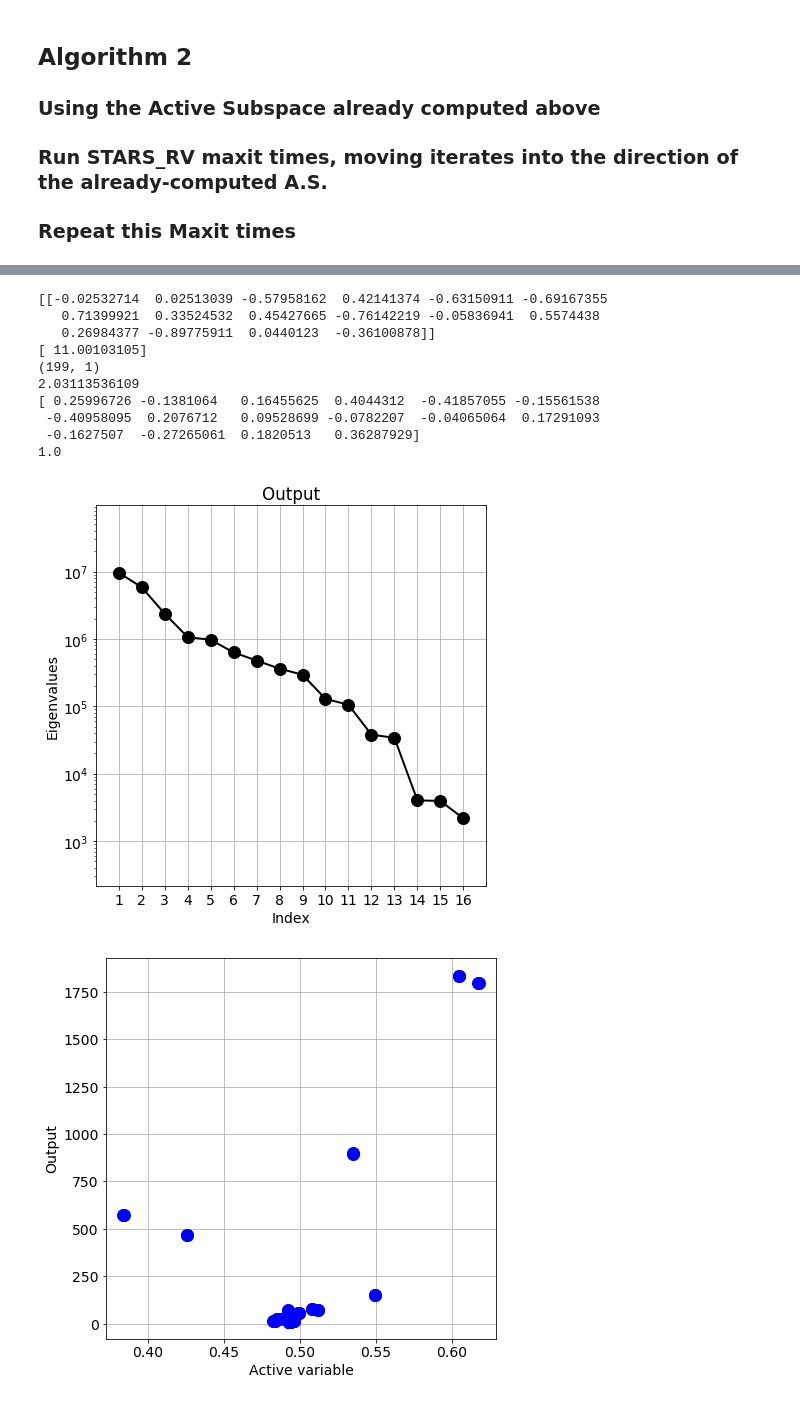
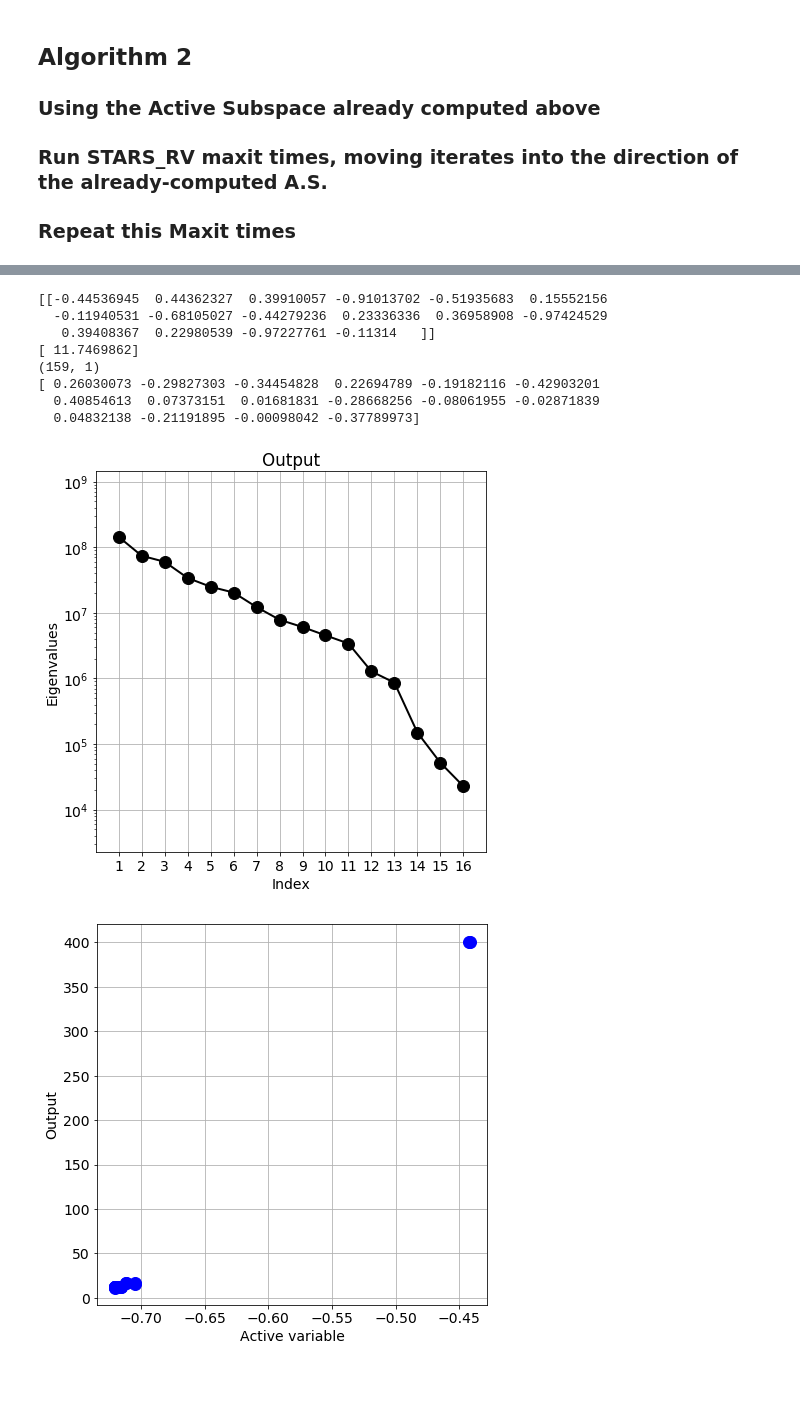
Before and after one commit to mathematicalmichael/personalresearch, a Jupyter notebook: Notebooks/AS_vs_DF_Optimization_v2.ipynb, the cells around one changed output, grey strips where cells are left out. Saved outputs shown, nothing was run; the diff lists cells and outputs as text; code cells hidden in the pictures.

```diff
--- a/Notebooks/AS_vs_DF_Optimization_v2.ipynb
+++ b/Notebooks/AS_vs_DF_Optimization_v2.ipynb
@@ -207,7 +218,7 @@ def function2(a):
 # %%
 # STARS Algorithm #
 
-x_init=2*np.random.rand(1,16)-np.ones(16)
+
 F=function1
 mu_star=2e-4
 h=3.9e-5
@@ -219,7 +230,7 @@ f=F(x)
 x_hist=np.array(x)
 f_hist=np.array(f)
 
-maxit=10000
+maxit=1000
 
 for i in range(1, maxit):
     s=STARS(x,F,k,mu_star,h)
@@ -256,7 +267,7 @@ plt.show()
 # We run STARS maxit times, project the resulting iterate into the AS, and repeat.
 
 # Initialize
-x_init=2*np.random.rand(1,16)-np.ones(16)
+#x_init=2*np.random.rand(1,16)-np.ones(16)
 F=function1
 mu_star=2e-4
 h=3.9e-5
@@ -269,8 +280,8 @@ x_hist=np.array(x)
 f_hist=np.array(f)
 
 # Set iteration counters
-maxit=500
-Maxit=20
+maxit=250
+Maxit=4
 
 for i in range(1,Maxit):
 
@@ -375,6 +386,6 @@ print(sub)
 # %%
 # Initialize
-x_init=2*np.random.rand(1,16)-np.ones(16)
+#x_init=2*np.random.rand(1,16)-np.ones(16)
 F=function1
 mu_star=2e-4
 h=3.9e-5
@@ -387,7 +398,7 @@ x_hist=np.array(x)
 f_hist=np.array(f)
 
 # Set iteration counter
-maxit=10000
+maxit=1000
 
 for i in range(1,maxit):
     s=STARS_RV(x,F,sub,k,mu_star,h)
@@ -492,7 +497,7 @@ print(f)
 
 # STARS burn-in followed by active subspace calculation
 
-x_init=2*np.random.rand(1,16)-np.ones(16)
+#x_init=2*np.random.rand(1,16)-np.ones(16)
 F=function1
 mu_star=2e-4
 h=3.9e-5
@@ -504,7 +509,7 @@ f=F(x)
 x_hist=np.array(x)
 f_hist=np.array(f)
 
-maxit=100
+maxit=80
 
 for i in range(1, maxit):
     s=STARS(x,F,k,mu_star,h)
@@ -528,47 +533,43 @@ ss = ac.subspaces.Subspaces()
 #ss.compute(df=df, nboot=0)
 
 # Use Global Quadratic
 ss.compute(X=x_hist, f=f_hist, nboot=0, sstype='QPHD')
 
 
 sub=ss.eigenvecs[:,0]
 
 
 
 # Project the new x value into the active subspace ss.W1
 
 #x=(x.reshape((1, 16)).dot(sub))*sub
 #x=x.reshape(1,16)
 #x_hist=np.vstack((x_hist,x))
 
 
 #f=F(x) + k*(2*np.random.rand(1,1) -1)
 #f_hist=np.vstack((f_hist,f))
 
 print(x)
 print(f)
 print(np.shape(f_hist))
-print(np.linalg.norm(x))
 print(sub)
-print(np.linalg.norm(sub))
 
 
 ac.utils.plotters.eigenvalues(ss.eigenvals, ss.e_br)
 #ac.utils.plotters.subspace_errors(ss.sub_br)
 ac.utils.plotters.sufficient_summary(x_hist.dot(ss.W1), f_hist)
 # %% [output]
-[[-0.02532714  0.02513039 -0.57958162  0.42141374 -0.63150911 -0.69167355
-   0.71399921  0.33524532  0.45427665 -0.76142219 -0.05836941  0.5574438
-   0.26984377 -0.89775911  0.0440123  -0.36100878]]
-[ 11.00103105]
-(199, 1)
-2.03113536109
-[ 0.25996726 -0.1381064   0.16455625  0.4044312  -0.41857055 -0.15561538
- -0.40958095  0.2076712   0.09528699 -0.0782207  -0.04065064  0.17291093
- -0.1627507  -0.27265061  0.1820513   0.36287929]
-1.0
+[[-0.44536945  0.44362327  0.39910057 -0.91013702 -0.51935683  0.15552156
+  -0.11940531 -0.68105027 -0.44279236  0.23336336  0.36958908 -0.97424529
+   0.39408367  0.22980539 -0.97227761 -0.11314   ]]
+[ 11.7469862]
+(159, 1)
+[ 0.26030073 -0.29827303 -0.34454828  0.22694789 -0.19182116 -0.42903201
+  0.40854613  0.07373151  0.01681831 -0.28668256 -0.08061955 -0.02871839
+  0.04832138 -0.21191895 -0.00098042 -0.37789973]
-[figure, old version]
+[figure, new version]
-[figure, old version]
+[figure, new version]
 # %%
 # Initialize
 F=function1
```
Also changed, not shown: parts of 18 cells of this notebook.
